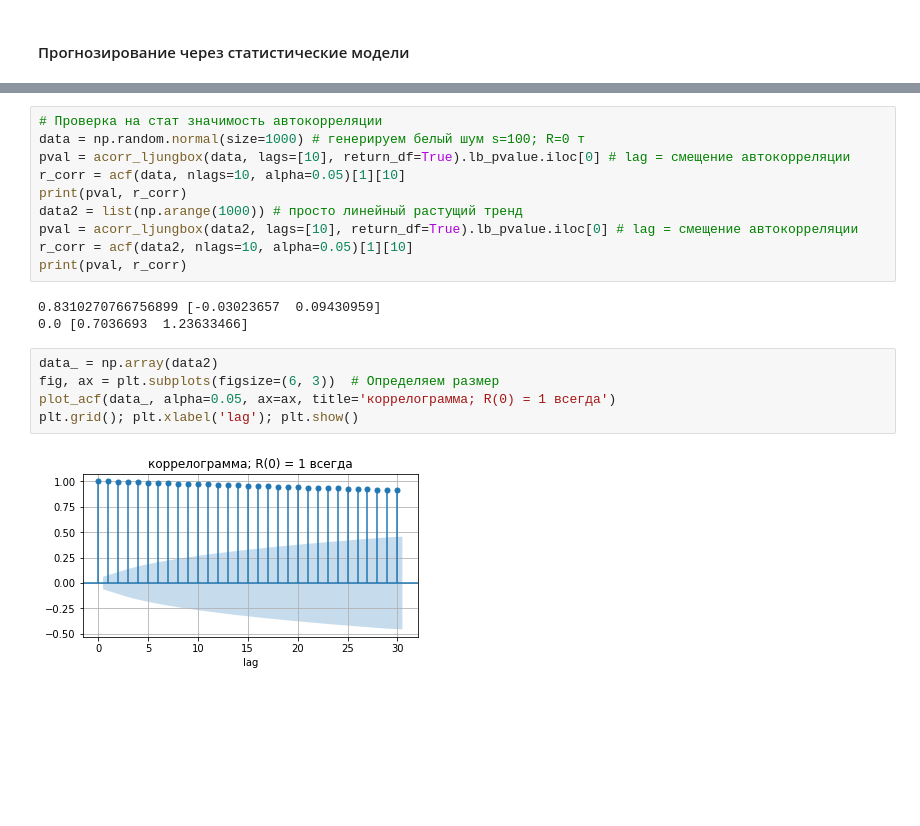
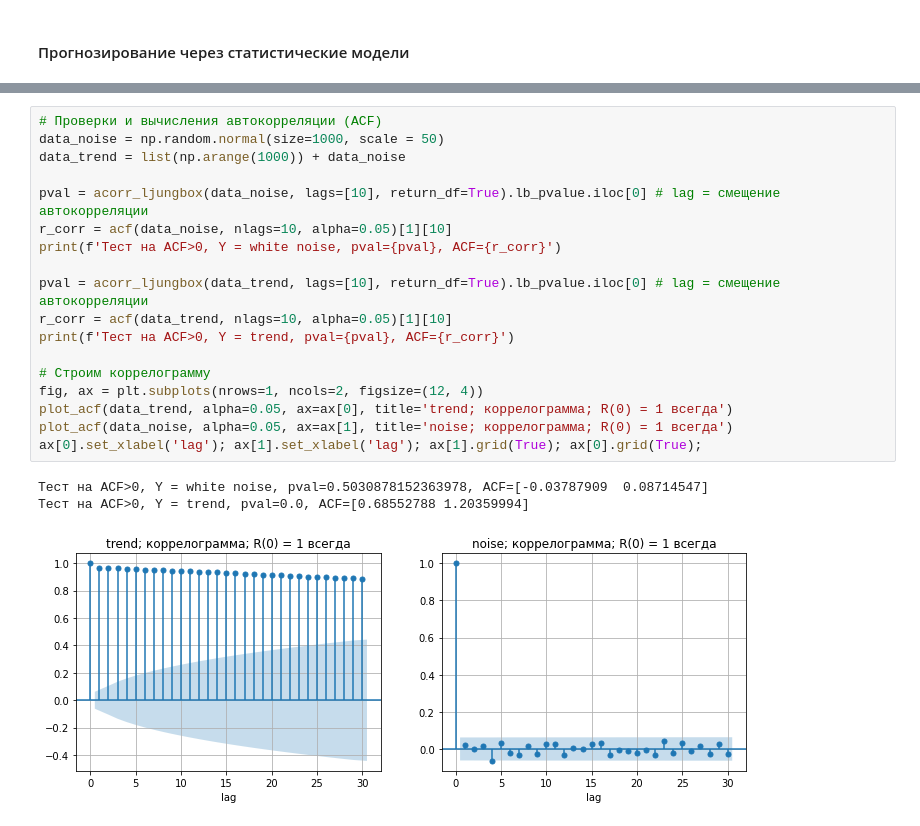
Before and after one commit to gavrevnik/analytics_tools, a Jupyter notebook: Time Series.ipynb, the cells around one changed output, grey strips where cells are left out. Drawn from its saved outputs; the diff is of its cells as text; blank space fills up the shorter version.

```diff
--- a/Time Series.ipynb
+++ b/Time Series.ipynb
@@ -124,20 +123,22 @@ PS. R = автокорреляция, так как оценивается ко
 # %%
-# Проверка на стат значимость автокорреляции
-data = np.random.normal(size=1000) # генерируем белый шум s=100; R=0 т
-pval = acorr_ljungbox(data, lags=[10], return_df=True).lb_pvalue.iloc[0] # lag = смещение автокорреляции
-r_corr = acf(data, nlags=10, alpha=0.05)[1][10]
-print(pval, r_corr)
-data2 = list(np.arange(1000)) # просто линейный растущий тренд
-pval = acorr_ljungbox(data2, lags=[10], return_df=True).lb_pvalue.iloc[0] # lag = смещение автокорреляции
-r_corr = acf(data2, nlags=10, alpha=0.05)[1][10]
-print(pval, r_corr)
+# Проверки и вычисления автокорреляции (ACF)
+data_noise = np.random.normal(size=1000, scale = 50)
+data_trend = list(np.arange(1000)) + data_noise
+
+pval = acorr_ljungbox(data_noise, lags=[10], return_df=True).lb_pvalue.iloc[0] # lag = смещение автокорреляции
+r_corr = acf(data_noise, nlags=10, alpha=0.05)[1][10]
+print(f'Тест на ACF>0, Y = white noise, pval={pval}, ACF={r_corr}')
+
+pval = acorr_ljungbox(data_trend, lags=[10], return_df=True).lb_pvalue.iloc[0] # lag = смещение автокорреляции
+r_corr = acf(data_trend, nlags=10, alpha=0.05)[1][10]
+print(f'Тест на ACF>0, Y = trend, pval={pval}, ACF={r_corr}')
+
+# Строим коррелограмму
+fig, ax = plt.subplots(nrows=1, ncols=2, figsize=(12, 4))
+plot_acf(data_trend, alpha=0.05, ax=ax[0], title='trend; коррелограмма; R(0) = 1 всегда')
+plot_acf(data_noise, alpha=0.05, ax=ax[1], title='noise; коррелограмма; R(0) = 1 всегда')
+ax[0].set_xlabel('lag'); ax[1].set_xlabel('lag'); ax[1].grid(True); ax[0].grid(True);
 # %% [output]
-0.8310270766756899 [-0.03023657  0.09430959]
-0.0 [0.7036693  1.23633466]
+Тест на ACF>0, Y = white noise, pval=0.5030878152363978, ACF=[-0.03787909  0.08714547]
+Тест на ACF>0, Y = trend, pval=0.0, ACF=[0.68552788 1.20359994]
+[figure, added]
-# %%
-data_ = np.array(data2)
-fig, ax = plt.subplots(figsize=(6, 3))  # Определяем размер
-plot_acf(data_, alpha=0.05, ax=ax, title='коррелограмма; R(0) = 1 всегда')
-plt.grid(); plt.xlabel('lag'); plt.show()
-# %% [output]
-[figure, removed]
```
Also changed, not shown: parts of 7 cells of this notebook, 1 other file.
